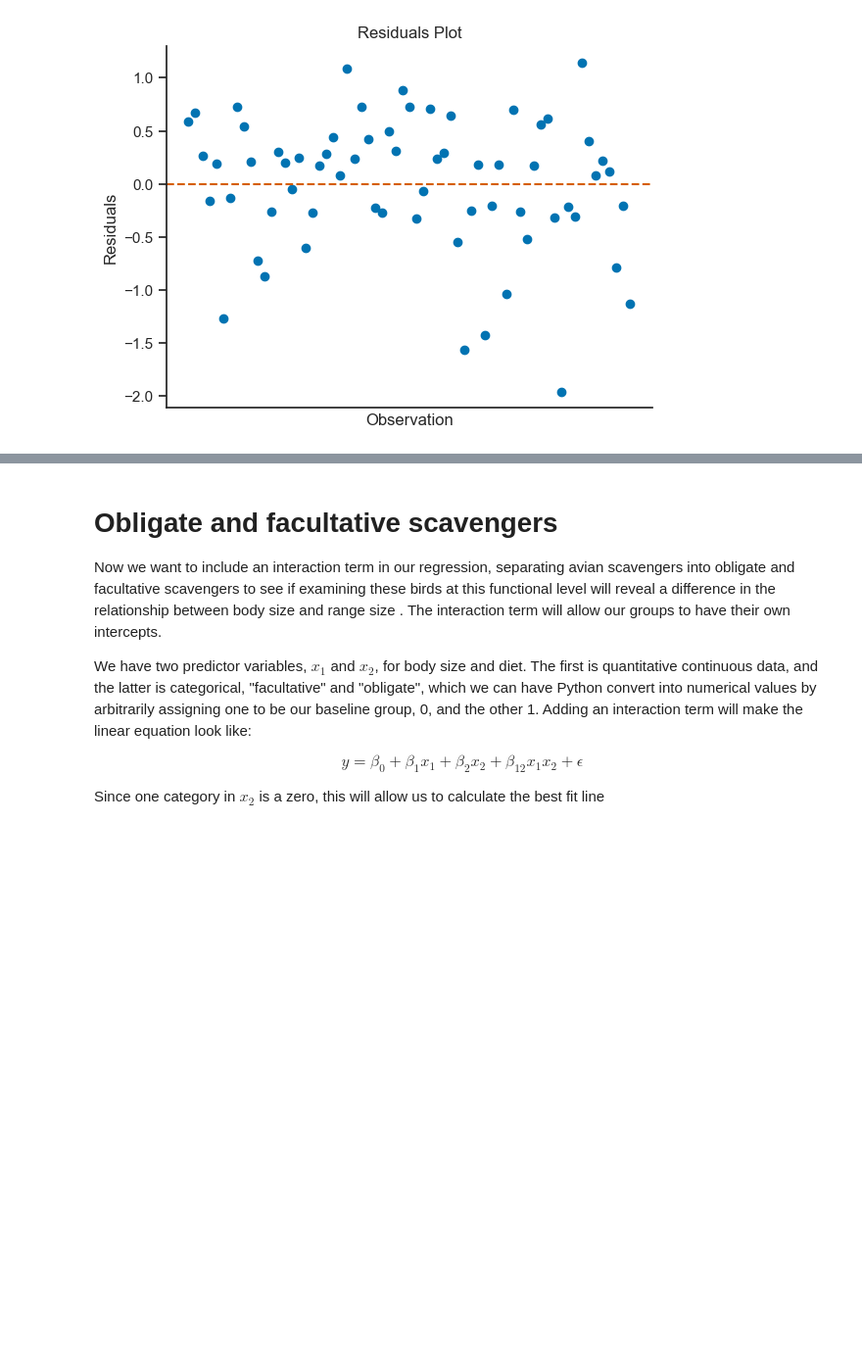
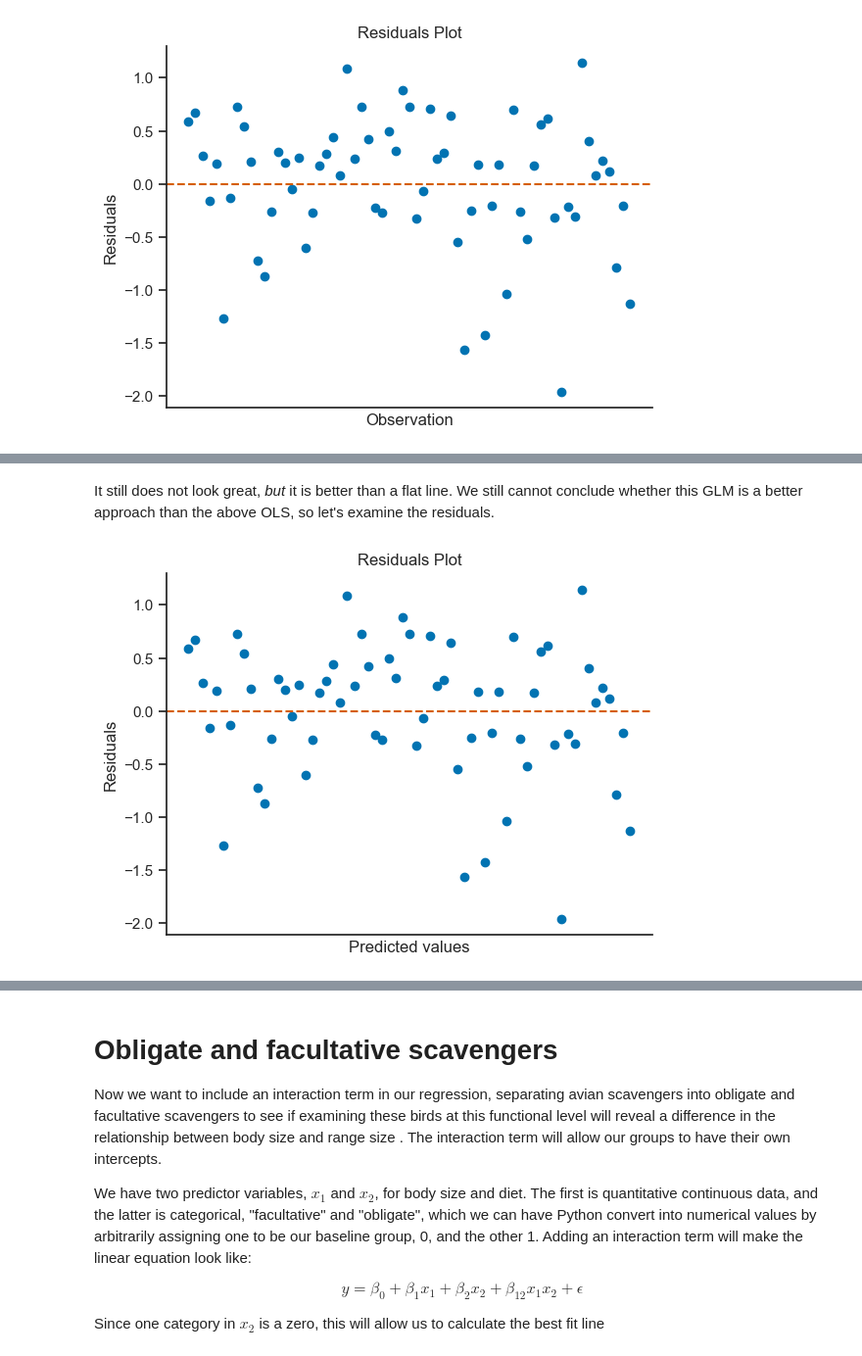
Before and after one commit to TheMightiestCrab/Macroecology, a Jupyter notebook: code/spare code.ipynb, the cells around one changed output, grey strips where cells are left out. Shown at 98% size. Saved outputs shown, nothing was run; the diff lists cells and outputs as text; code cells hidden in the pictures; blank space fills up the shorter version.

```diff
--- a/code/spare code.ipynb
+++ b/code/spare code.ipynb
@@ -168,0 +358,14 @@ plt.show()
+# %% [markdown]
+It still does not look great, *but* it is better than a flat line. We still cannot conclude whether this GLM is a better approach than the above OLS, so let's examine the residuals.
+# %%
+glm_residuals = glm_model.resid_response
+
+plt.plot(glm_residuals, "o")
+plt.axhline(y=0, color="r", linestyle="--")
+plt.xticks([])
+plt.xlabel("Predicted values")
+plt.ylabel("Residuals")
+plt.title("Residuals Plot")
+plt.show()
+# %% [output]
+[figure, added]
```
Also changed, not shown: parts of 16 cells of this notebook, 1 other file.
